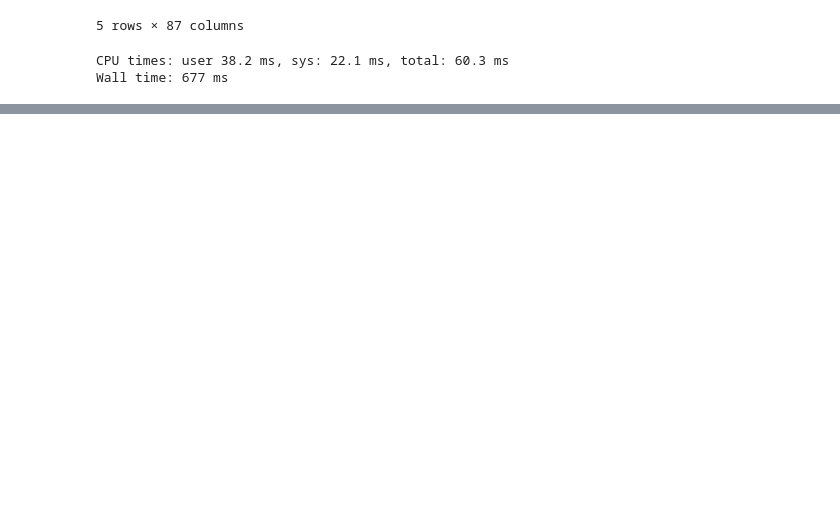
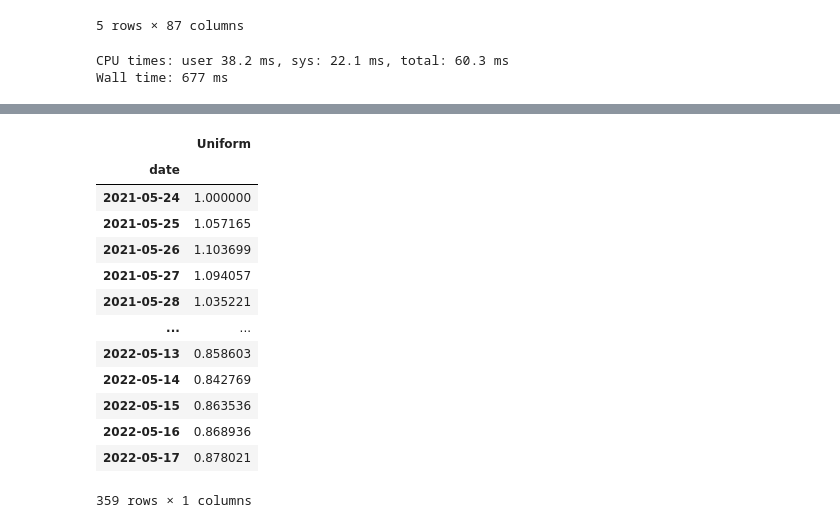
Before and after one commit to SamHastings1066/crypto_port, a Jupyter notebook: performance analysis.ipynb, the cells around one changed output, grey strips where cells are left out. Drawn from its saved outputs; the diff is of its cells as text; code cells hidden in the pictures; blank space fills up the shorter version.

```diff
--- a/performance analysis.ipynb
+++ b/performance analysis.ipynb
@@ -11,0 +72,13 @@ from pypfopt import expected_returns
+# %%
+start_unix, end_unix = create_unix_dates(today=date.today(), lookback_years=5)
+# %%
+url = "http://api.coincap.io/v2/assets/{}/history"
+
+payload={'interval':'d1', 'start':start_unix, 'end':end_unix}
+headers = {}
+
+histories_dict = {}
+for id in coin_ids:
+    response_histories = requests.request("GET", url.format(id), headers=headers, params=payload)
+    histories_json = response_histories.json()
+    histories_dict[id] = histories_json['data']
@@ -211,0 +300,2 @@ market_caps
+# %%
+port_returns = gen_port_rtns(rebased_df, uniform_weights_dict)
@@ -211,0 +318,19 @@ market_caps
+# %%
+port_returns = pd.DataFrame({'Uniform': port_returns})
+# %%
+port_returns
+# %% [output]
+|  | Uniform |
+| date |  |
+| 2021-05-24 | 1.000000 |
+| 2021-05-25 | 1.057165 |
+| 2021-05-26 | 1.103699 |
+| 2021-05-27 | 1.094057 |
+| 2021-05-28 | 1.035221 |
+| ... | ... |
+| 2022-05-13 | 0.858603 |
+| 2022-05-14 | 0.842769 |
+| 2022-05-15 | 0.863536 |
+| 2022-05-16 | 0.868936 |
+| 2022-05-17 | 0.878021 |
+359 rows × 1 columns
```
Also changed, not shown: parts of 15 cells of this notebook, 7 other files.
